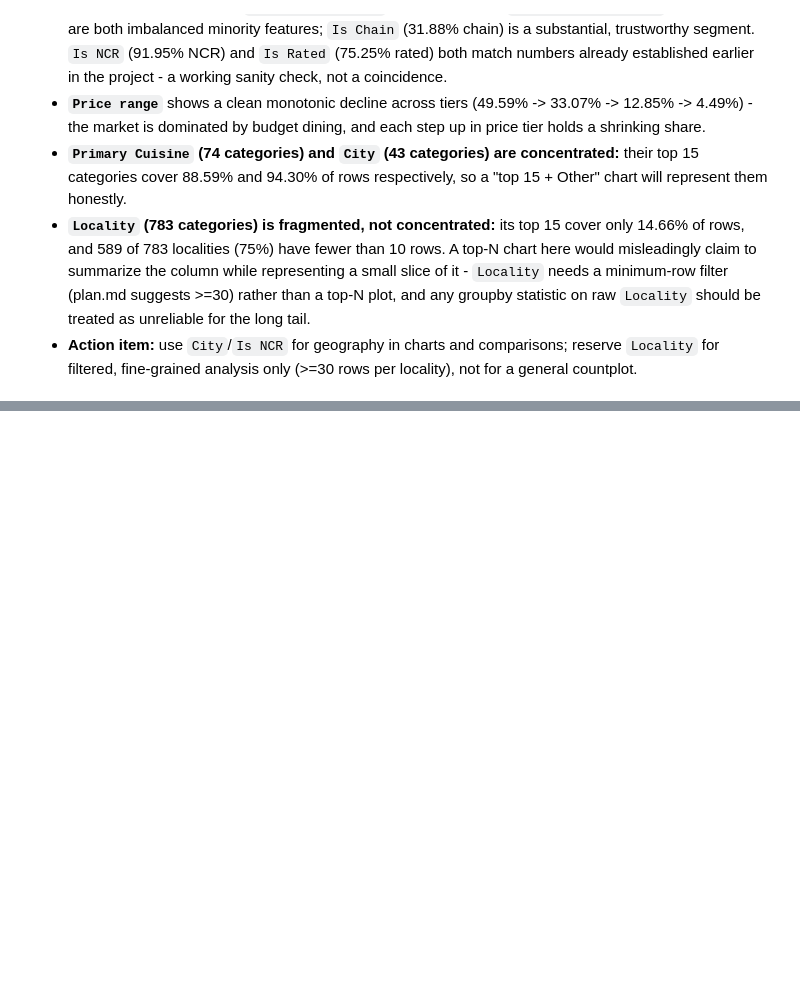
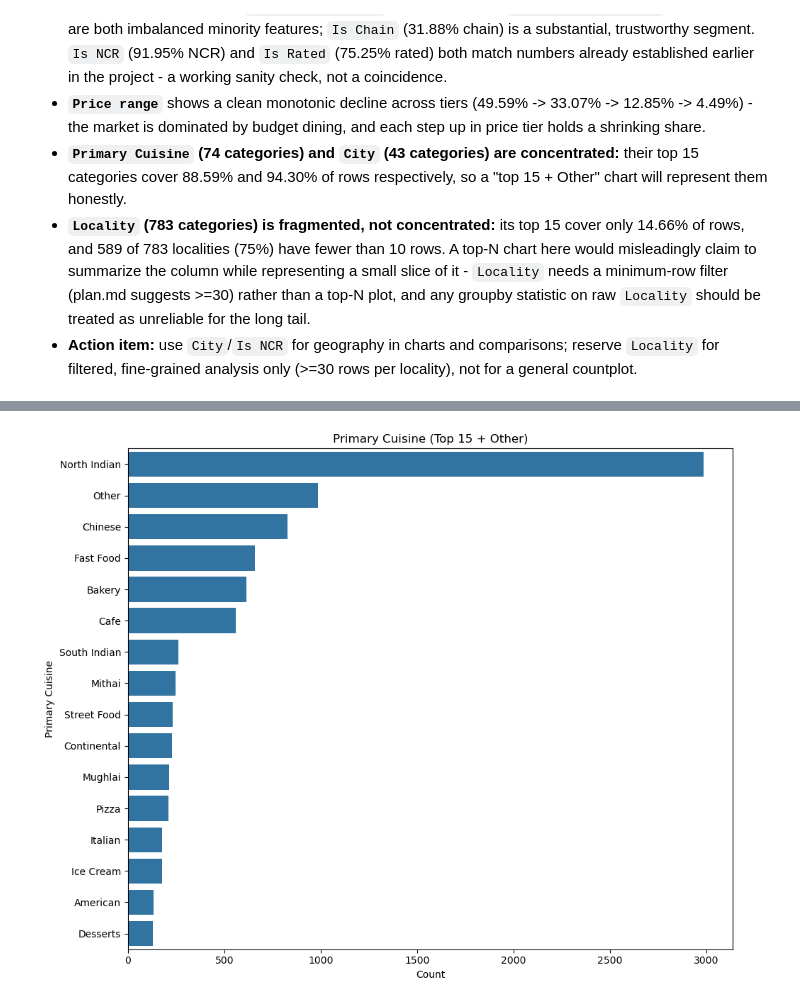
Before and after one commit to Dhruvgohil07/Zomato_Data_Analysis, a Jupyter notebook: Deep_EDA.ipynb, the cells around one changed output, grey strips where cells are left out. Saved outputs shown, nothing was run; the diff lists cells and outputs as text; code cells hidden in the pictures; blank space fills up the shorter version.

Commit message:
Complete Deep Analysis of data

```diff
--- a/Deep_EDA.ipynb
+++ b/Deep_EDA.ipynb
@@ -140,0 +171,14 @@ Catogories with less than 10 rows: 589 of 783
+# %%
+# Top 15 Primary Cuisines by frequency (covers 88.59% of rows) -- the rest bucketed as 'Other'
+top_cuisines = df['Primary Cuisine'].value_counts().head(15).index
+cuisine_plot_data = df['Primary Cuisine'].where(df['Primary Cuisine'].isin(top_cuisines), 'Other')
+
+plt.figure(figsize=(10, 8))
+sns.countplot(y=cuisine_plot_data, order=cuisine_plot_data.value_counts().index)
+plt.title('Primary Cuisine (Top 15 + Other)')
+plt.xlabel('Count')
+plt.ylabel('Primary Cuisine')
+plt.tight_layout()
+plt.show()
+# %% [output]
+[figure, added]
```
Also changed, not shown: parts of 33 cells of this notebook.
